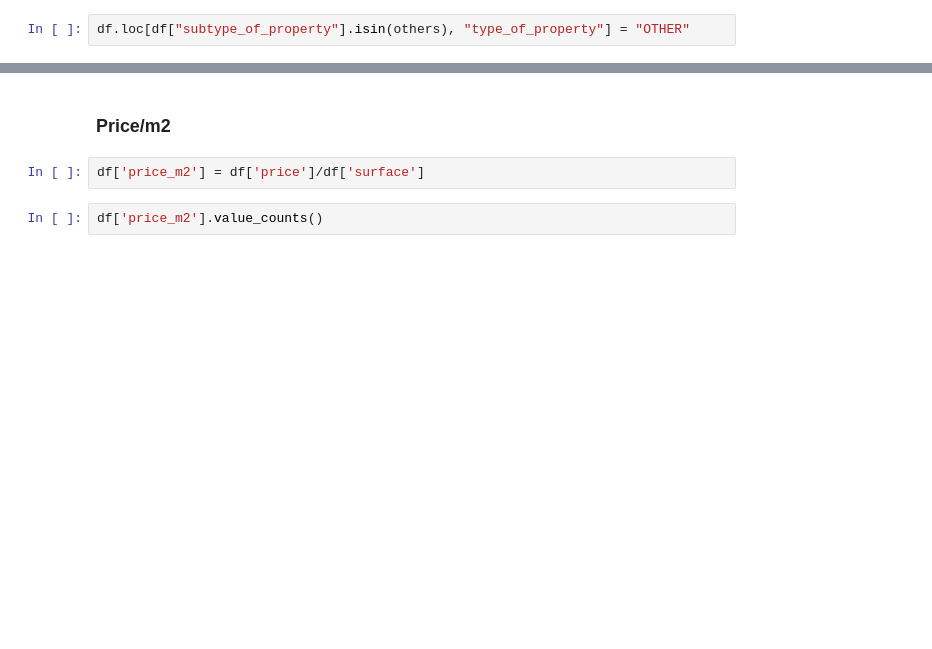
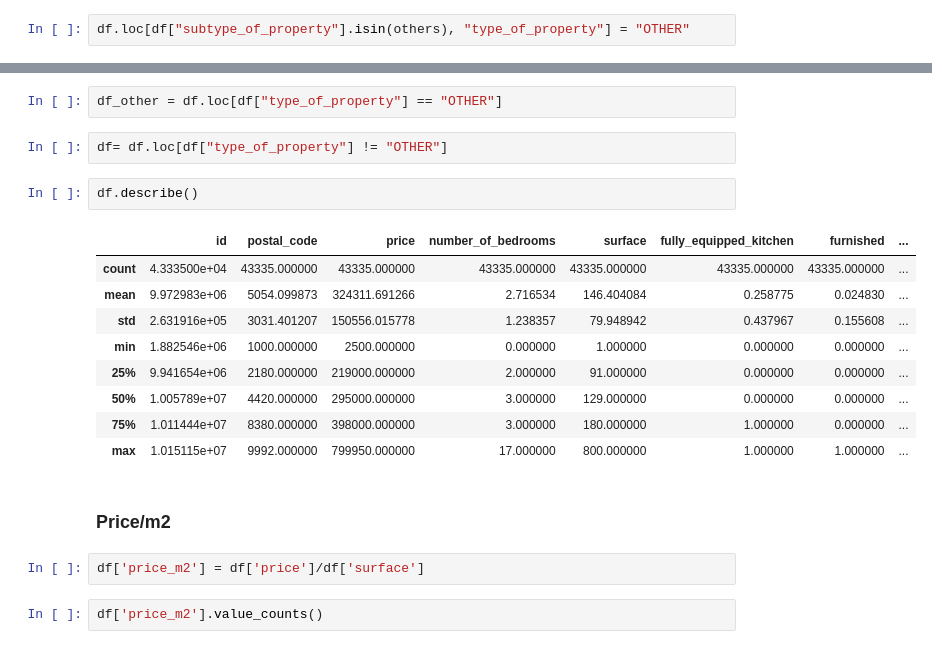
Before and after one commit to KNobles/challenge-regression, a Jupyter notebook: Final.ipynb, the cells around one changed output, grey strips where cells are left out. Cells and saved outputs as stored; diff of their text form; blank space fills up the shorter version.

```diff
--- a/Final.ipynb
+++ b/Final.ipynb
@@ -318,4 +331,20 @@ OTHER         2898
 Name: type_of_property, dtype: int64
+# %%
+df_other = df.loc[df["type_of_property"] == "OTHER"]
+# %%
+df= df.loc[df["type_of_property"] != "OTHER"]
+# %%
+df.describe()
+# %% [output]
+|  | id | postal_code | price | number_of_bedrooms | surface | fully_equipped_kitchen | furnished | ... |
+| count | 4.333500e+04 | 43335.000000 | 43335.000000 | 43335.000000 | 43335.000000 | 43335.000000 | 43335.000000 | ... |
+| mean | 9.972983e+06 | 5054.099873 | 324311.691266 | 2.716534 | 146.404084 | 0.258775 | 0.024830 | ... |
+| std | 2.631916e+05 | 3031.401207 | 150556.015778 | 1.238357 | 79.948942 | 0.437967 | 0.155608 | ... |
+| min | 1.882546e+06 | 1000.000000 | 2500.000000 | 0.000000 | 1.000000 | 0.000000 | 0.000000 | ... |
+| 25% | 9.941654e+06 | 2180.000000 | 219000.000000 | 2.000000 | 91.000000 | 0.000000 | 0.000000 | ... |
+| 50% | 1.005789e+07 | 4420.000000 | 295000.000000 | 3.000000 | 129.000000 | 0.000000 | 0.000000 | ... |
+| 75% | 1.011444e+07 | 8380.000000 | 398000.000000 | 3.000000 | 180.000000 | 1.000000 | 0.000000 | ... |
+| max | 1.015115e+07 | 9992.000000 | 799950.000000 | 17.000000 | 800.000000 | 1.000000 | 1.000000 | ... |
 # %% [markdown]
 ### Price/m2
 # %%
```
Also changed, not shown: parts of 62 cells of this notebook.
